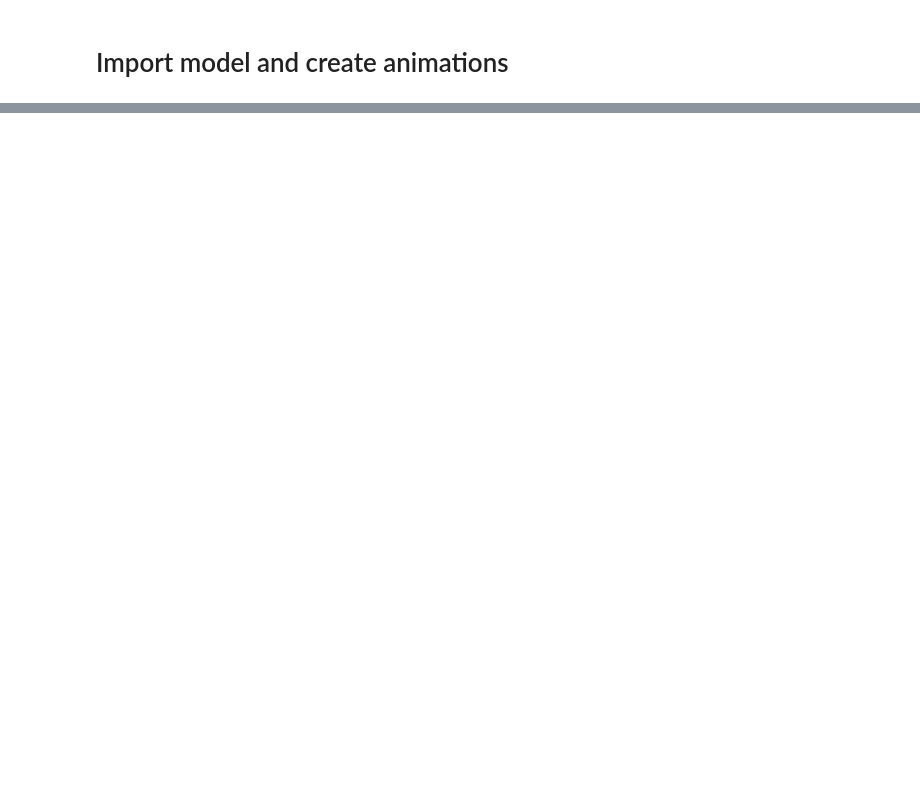
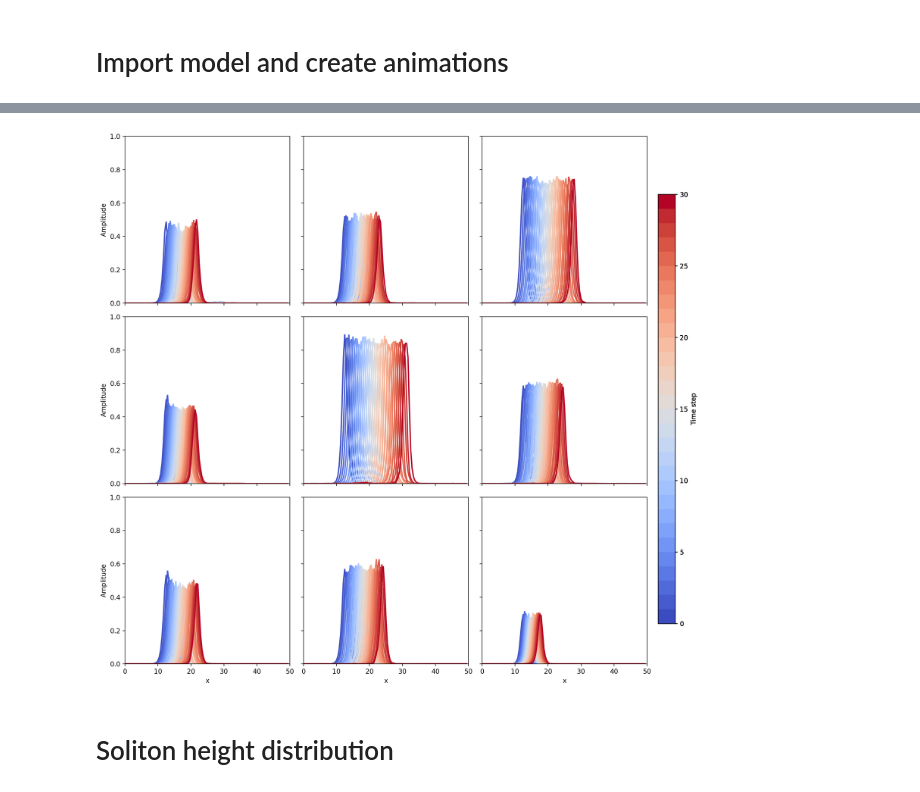
Before and after one commit to Kohmann/master-GAN, a Jupyter notebook: COTGAN/model_sampling.ipynb, the cells around one changed output, grey strips where cells are left out. Cells and saved outputs as stored; diff of their text form; code cells hidden in the pictures; blank space fills up the shorter version.

```diff
--- a/COTGAN/model_sampling.ipynb
+++ b/COTGAN/model_sampling.ipynb
@@ -216,0 +267,38 @@ MovieWriter ffmpeg unavailable; using Pillow instead.
+# %%
+def plot_sample_batch(samples, dt_step=1):
+    fig, axs = plt.subplots(3, 3, figsize=(12, 12), dpi=200, sharex=True, sharey=True)
+
+    for i, sample in enumerate(samples):
+        time_steps, x_dim = sample.shape
+        x = np.linspace(0, 50-50/x_dim, x_dim)
+        sample = sample[::dt_step]
+
+        lines = []
+        colors = cm.get_cmap('coolwarm', sample.shape[0])
+        for j, wave in enumerate(sample):
+            segments = [np.column_stack([x[k:k+2], wave[k:k+2]]) for k in range(len(x) - 1)]
+            lc = LineCollection(segments, colors=colors(j), linewidth=2)
+            lines.append(lc)
+
+        row, col = divmod(i, 3)
+        axs[row, col].axis([0,50,0,1])
+        for lc in lines:
+            axs[row, col].add_collection(lc)
+
+        if col == 0:
+            axs[row, col].set_ylabel('Amplitude')
+        if row == 2:
+            axs[row, col].set_xlabel('x')
+
+        sm = plt.cm.ScalarMappable(cmap=colors, norm=plt.Normalize(vmin=0, vmax=time_steps))
+        sm.set_array([])
+        plt.colorbar(sm, label='Time step', cax=fig.add_axes([1.0, 0.12, 0.03, 0.76]))
+        #plt.subplots_adjust(hspace=0, wspace=0)
+
+    plt.tight_layout()
+    plt.show()
+plot_sample_batch(fake[9:18],dt_step=1)
+# %% [output]
+[figure, added]
+# %% [markdown]
+# Soliton height distribution
```
Also changed, not shown: parts of 22 cells of this notebook, 5 other files.
